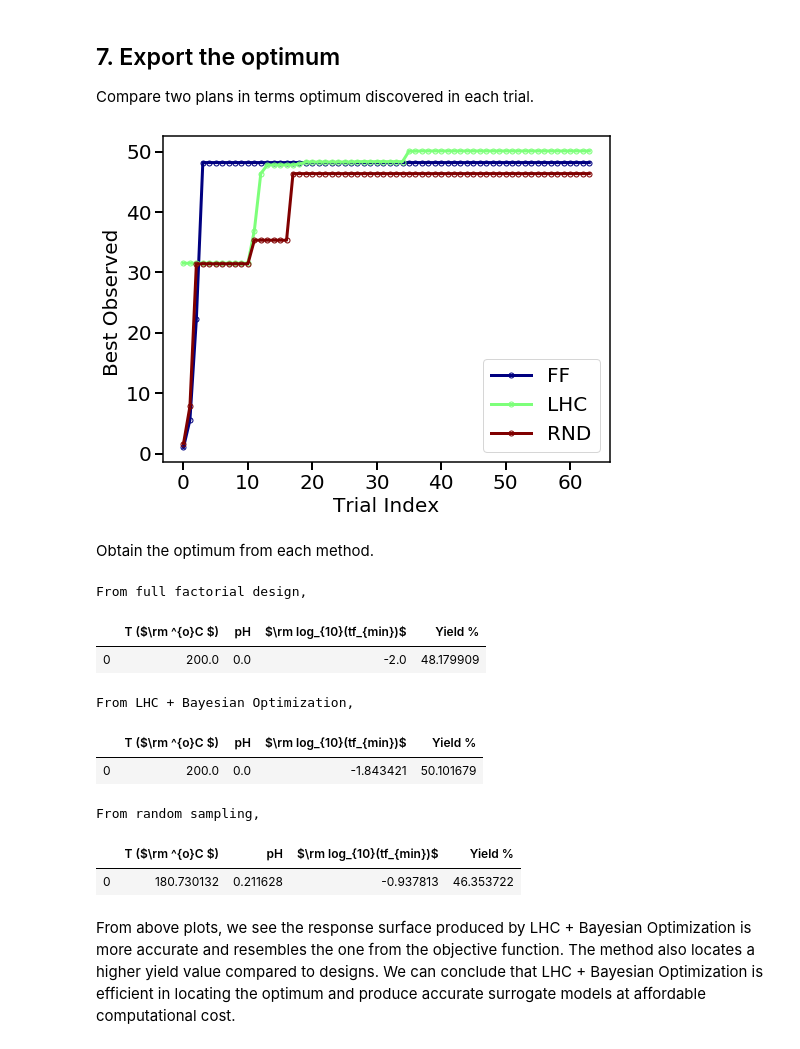
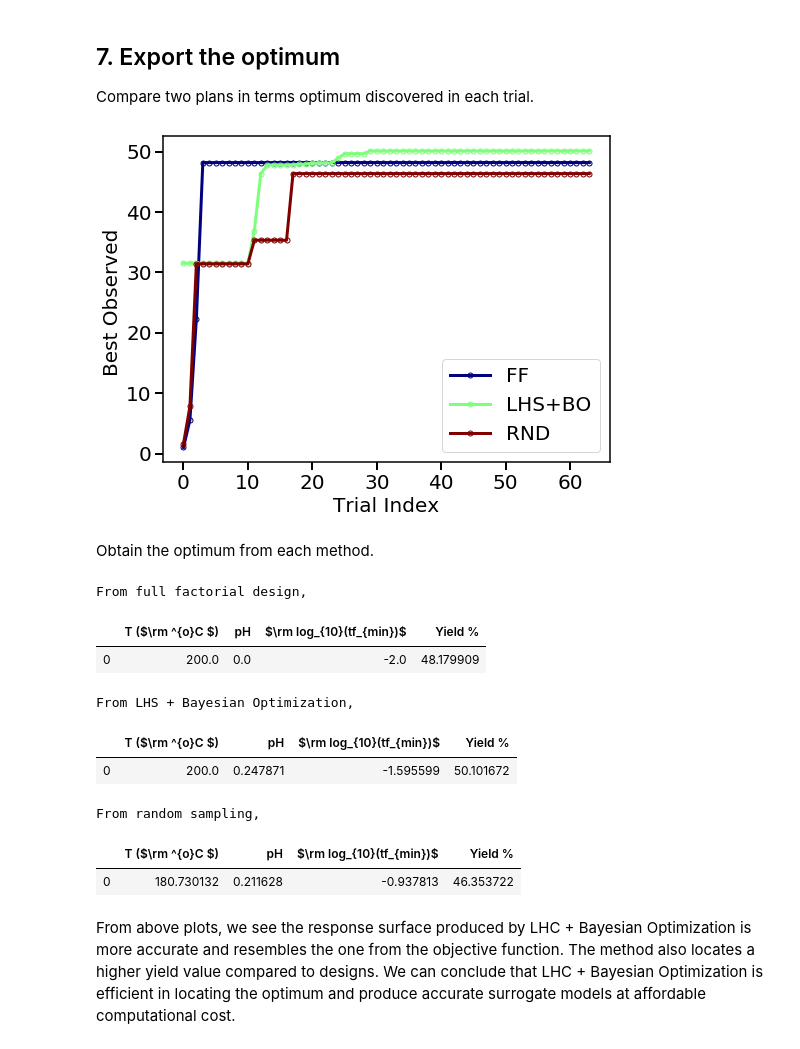
Before and after one commit to VlachosGroup/nextorch, a Jupyter notebook: examples/notebooks/05_PFR_yield.ipynb, the cells around one changed output. Cells and saved outputs as stored; diff of their text form; code cells hidden in the pictures.

```diff
--- a/examples/notebooks/05_PFR_yield.ipynb
+++ b/examples/notebooks/05_PFR_yield.ipynb
@@ -429,9 +420,9 @@ Evaluation of RND GP model 400 times takes 0.00 min
 Compare two plans in terms optimum discovered in each trial.
 # %%
 plotting.opt_per_trial([Exp_ff.Y_real, Exp_lhc.Y_real, Exp_rnd.Y_real],
-                       design_names = ['FF', 'LHC', 'RND'])
+                       design_names = ['FF', 'LHS+BO', 'RND'])
 # %% [output]
-[figure, old version]
+[figure, new version]
 # %% [markdown]
 Obtain the optimum from each method.
 # %%
@@ -447,7 +438,7 @@ display(data_opt_ff)
 y_opt_lhc, X_opt_lhc, index_opt_lhc = Exp_lhc.get_optim()
 data_opt_lhc = io.np_to_dataframe([X_opt_lhc, y_opt_lhc], var_names)
 
-print('From LHC + Bayesian Optimization, ')
+print('From LHS + Bayesian Optimization, ')
 display(data_opt_lhc)
 
 
@@ -461,9 +452,9 @@ display(data_opt_rnd)
 From full factorial design,
 |  | T ($\rm ^{o}C $) | pH | $\rm log_{10}(tf_{min})$ | Yield % |
 | 0 | 200.0 | 0.0 | -2.0 | 48.179909 |
-From LHC + Bayesian Optimization,
+From LHS + Bayesian Optimization,
 |  | T ($\rm ^{o}C $) | pH | $\rm log_{10}(tf_{min})$ | Yield % |
-| 0 | 200.0 | 0.0 | -1.843421 | 50.101679 |
+| 0 | 200.0 | 0.247871 | -1.595599 | 50.101672 |
 From random sampling,
 |  | T ($\rm ^{o}C $) | pH | $\rm log_{10}(tf_{min})$ | Yield % |
 | 0 | 180.730132 | 0.211628 | -0.937813 | 46.353722 |
```
Also changed, not shown: parts of 6 cells of this notebook, 6 other files.
